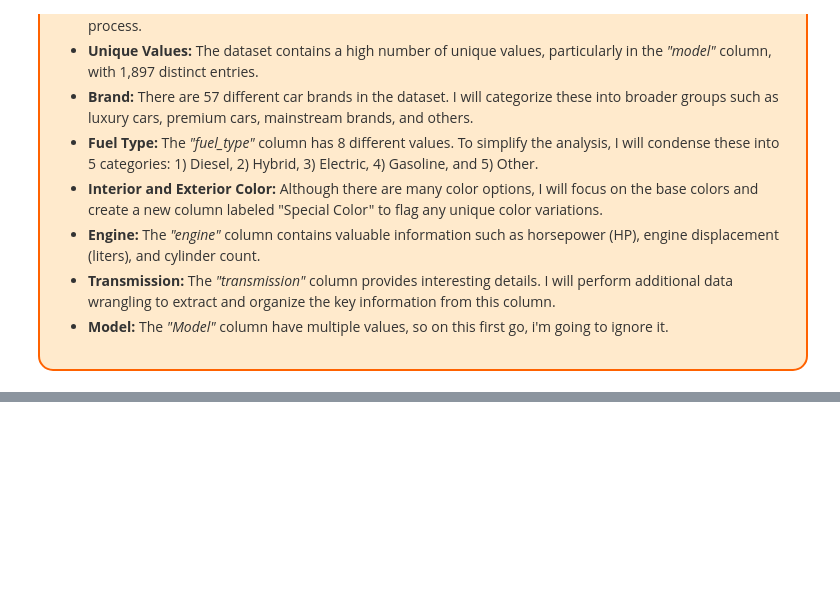
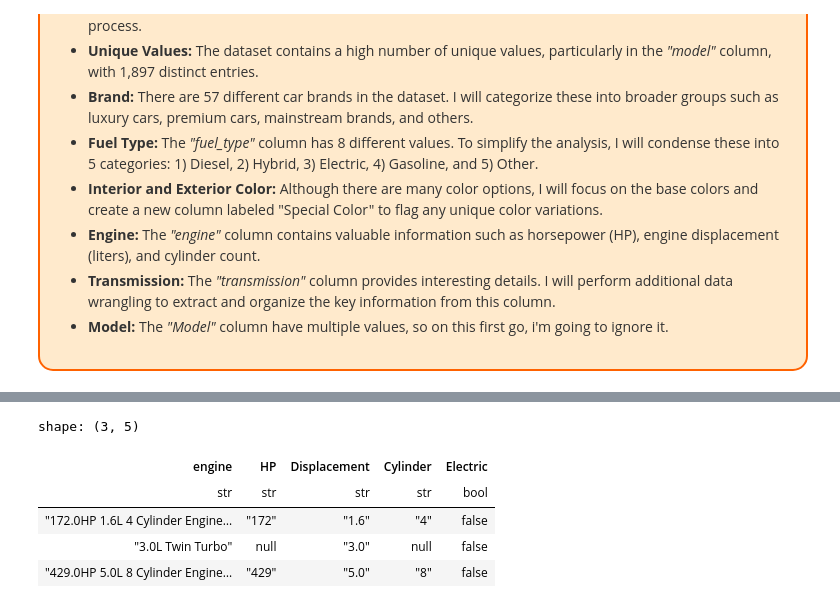
Before and after one commit to Arancium98/Regression-Cars, a Jupyter notebook: Regresion of used cars/1.ipynb, the cells around one changed output, grey strips where cells are left out. Drawn from its saved outputs; the diff is of its cells as text; code cells hidden in the pictures; blank space fills up the shorter version.

```diff
--- a/Regresion of used cars/1.ipynb
+++ b/Regresion of used cars/1.ipynb
@@ -156,0 +150,8 @@ shape: (188_533, 15)
+# %%
+def get_engine(engine_col: pl.Expr) -> pl.Expr:
+    return (
+        pl.col("engine").str.extract(r'(\d+)\.\d+HP',1).alias("HP"),
+        pl.col("engine").str.extract(r'(\d+\.\d+)L',1).alias("Displacement"),
+        pl.col("engine").str.extract(r'(\d+)\sCylinder',1).alias("Cylinder"),
+        pl.col("engine").str.contains("Electric").alias("Electric")
+    )
@@ -156,0 +218,46 @@ shape: (188_533, 15)
+# %%
+df = pl.DataFrame(
+    {
+        "engine": ["172.0HP 1.6L 4 Cylinder Engine Gasoline Fuel",
+                    "3.0 Liter Twin Turbo",
+                    "429.0HP 5.0L 8 Cylinder Engine Gasoline Fuel"],
+    }
+)
+
+(
+    df
+    .with_columns(
+        pl.col("engine").str.replace(r'\sLiter', "L")
+    )
+    .with_columns(
+        pl.col("engine").str.extract(r'(\d+)\.\d+HP',1).alias("HP"),
+        pl.col("engine").str.extract(r'(\d+\.\d+)L',1).alias("Displacement"),
+        pl.col("engine").str.extract(r'(\d+)\sCylinder',1).alias("Cylinder"),
+    )
+)
+
+def get_engine(engine_col: pl.Expr) -> pl.Expr:
+    return (
+        pl.col("engine").str.extract(r'(\d+)\.\d+HP',1).alias("HP"),
+        pl.col("engine").str.extract(r'(\d+\.\d+)L',1).alias("Displacement"),
+        pl.col("engine").str.extract(r'(\d+)\sCylinder',1).alias("Cylinder"),
+        pl.col("engine").str.contains("Electric").alias("Electric")
+    )
+
+
+(
+    df
+    .with_columns(
+        pl.col("engine").str.replace(r'\sLiter', "L")
+    )
+    .with_columns(
+        get_engine(pl.col("engine"))
+    )
+)
+# %% [output]
+shape: (3, 5)
+| engine | HP | Displacement | Cylinder | Electric |
+| str | str | str | str | bool |
+| "172.0HP 1.6L 4 Cylinder Engine… | "172" | "1.6" | "4" | false |
+| "3.0L Twin Turbo" | null | "3.0" | null | false |
+| "429.0HP 5.0L 8 Cylinder Engine… | "429" | "5.0" | "8" | false |
```
Also changed, not shown: parts of 11 cells of this notebook, 2 other files.
